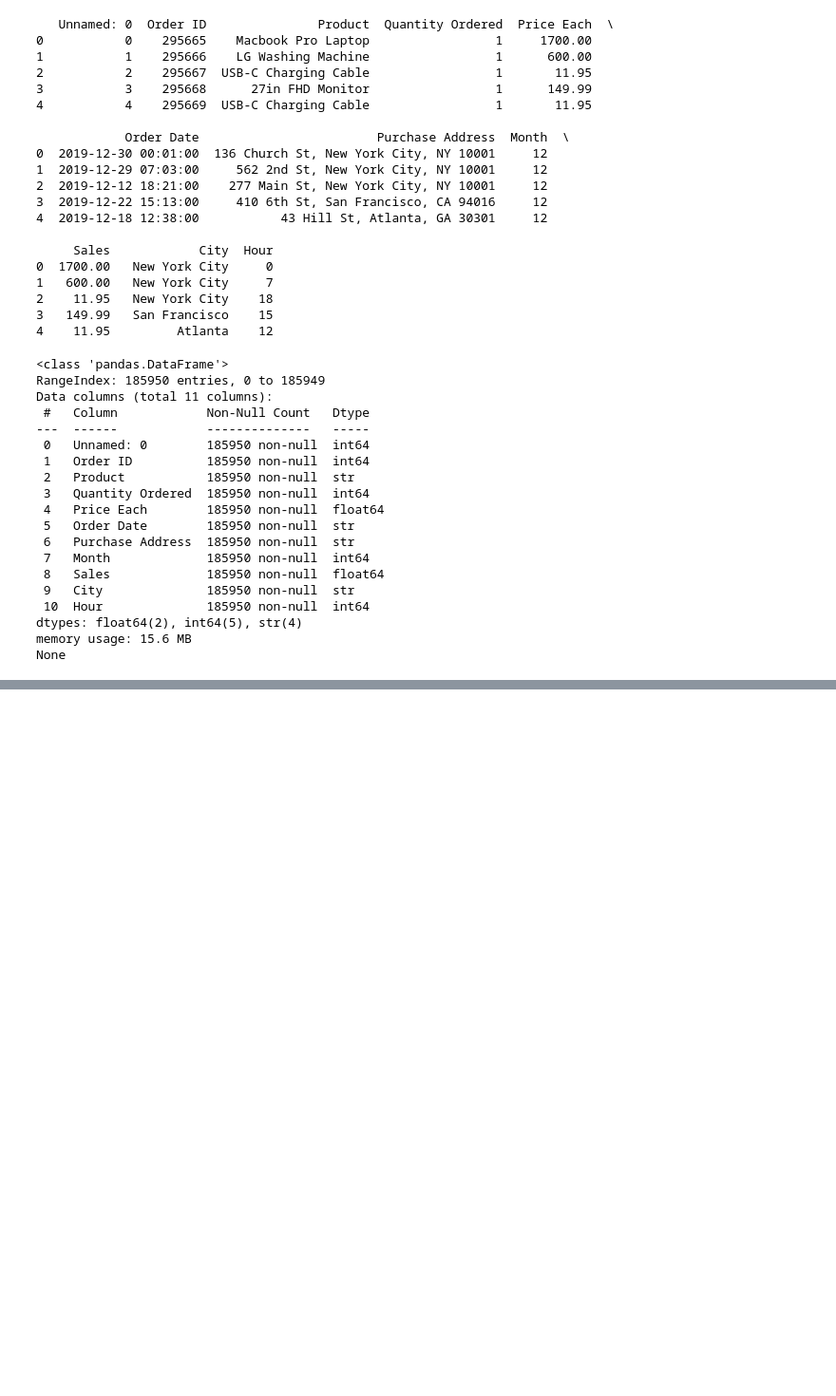
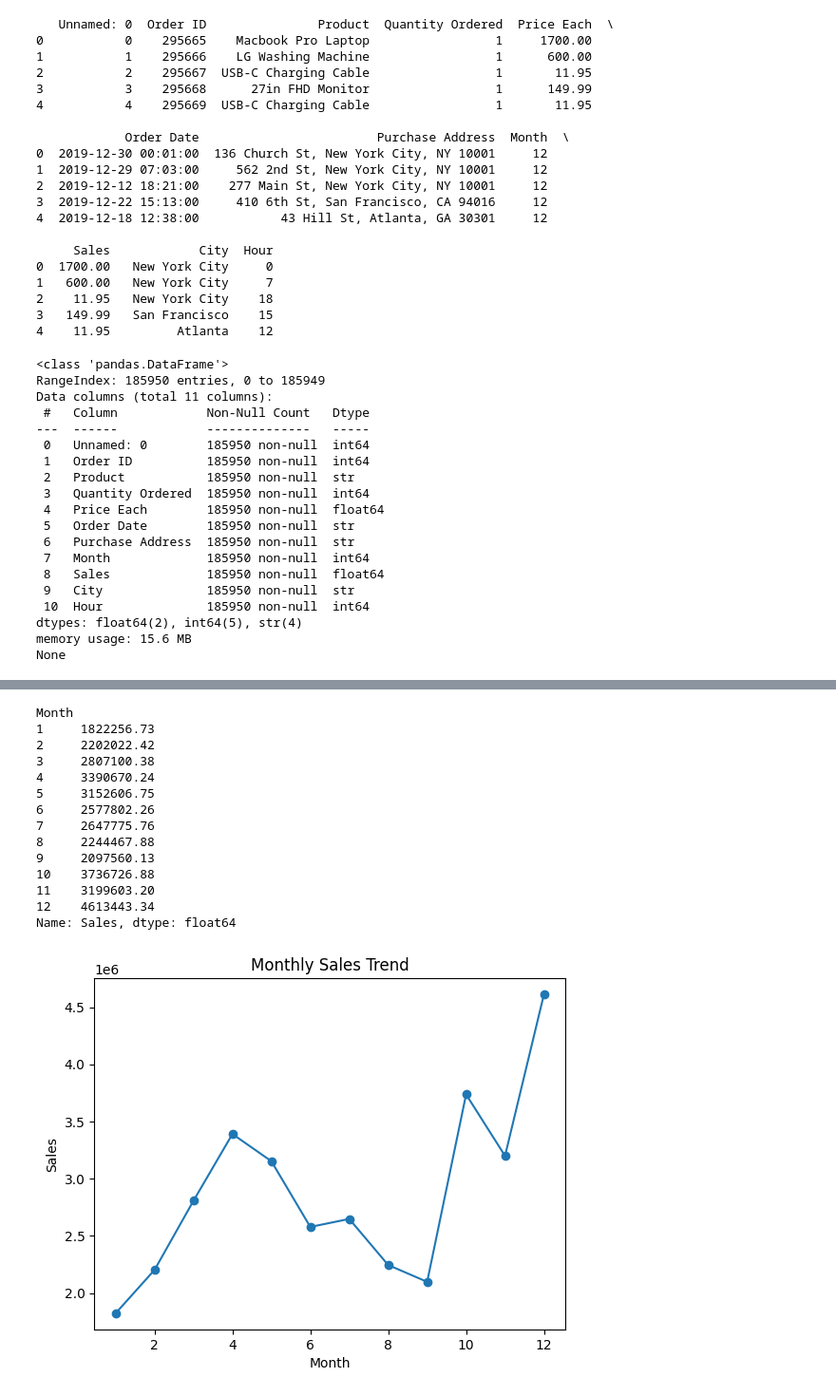
Before and after one commit to mohamedjaveethedu-hub/sales-data-analysis, a Jupyter notebook: notebook.ipynb, the cells around one changed output, grey strips where cells are left out. Shown at 95% size. Saved outputs shown, nothing was run; the diff lists cells and outputs as text; code cells hidden in the pictures; blank space fills up the shorter version.

```diff
--- a/notebook.ipynb
+++ b/notebook.ipynb
@@ -57,0 +147,36 @@ print(df.describe())
+# %%
+#MONTHLY SALES
+df["Order Date"] = pd.to_datetime(df["Order Date"])
+
+df["Month"] = df["Order Date"].dt.month
+
+monthly_sales = df.groupby("Month")["Sales"].sum()
+
+print(monthly_sales)
+
+#visuallization
+monthly_sales.plot(kind="line", marker='o')
+
+plt.title("Monthly Sales Trend")
+plt.xlabel("Month")
+plt.ylabel("Sales")
+
+plt.savefig("images/Monthly Sales Trend.png")
+
+plt.show()
+# %% [output]
+Month
+1     1822256.73
+2     2202022.42
+3     2807100.38
+4     3390670.24
+5     3152606.75
+6     2577802.26
+7     2647775.76
+8     2244467.88
+9     2097560.13
+10    3736726.88
+11    3199603.20
+12    4613443.34
+Name: Sales, dtype: float64
+[figure, added]
```
Also changed, not shown: parts of 6 cells of this notebook.
